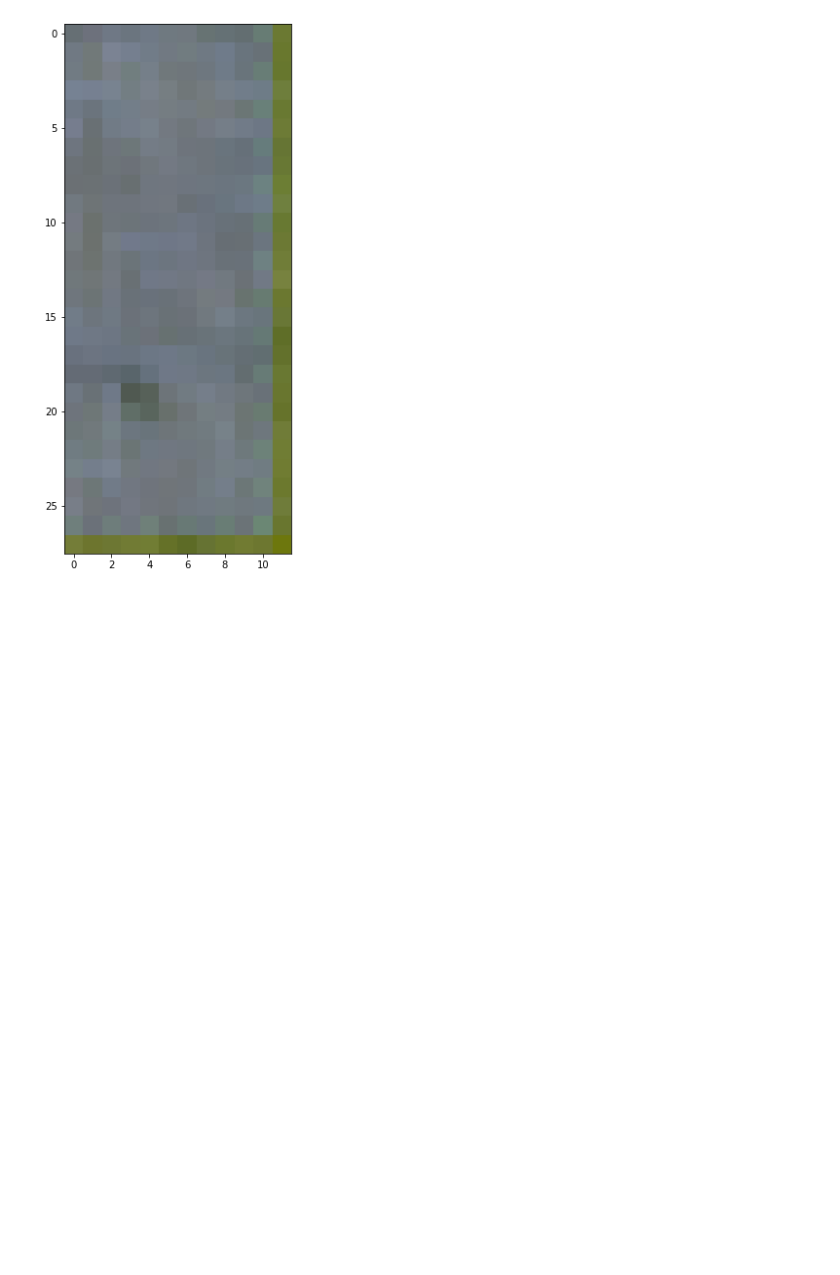
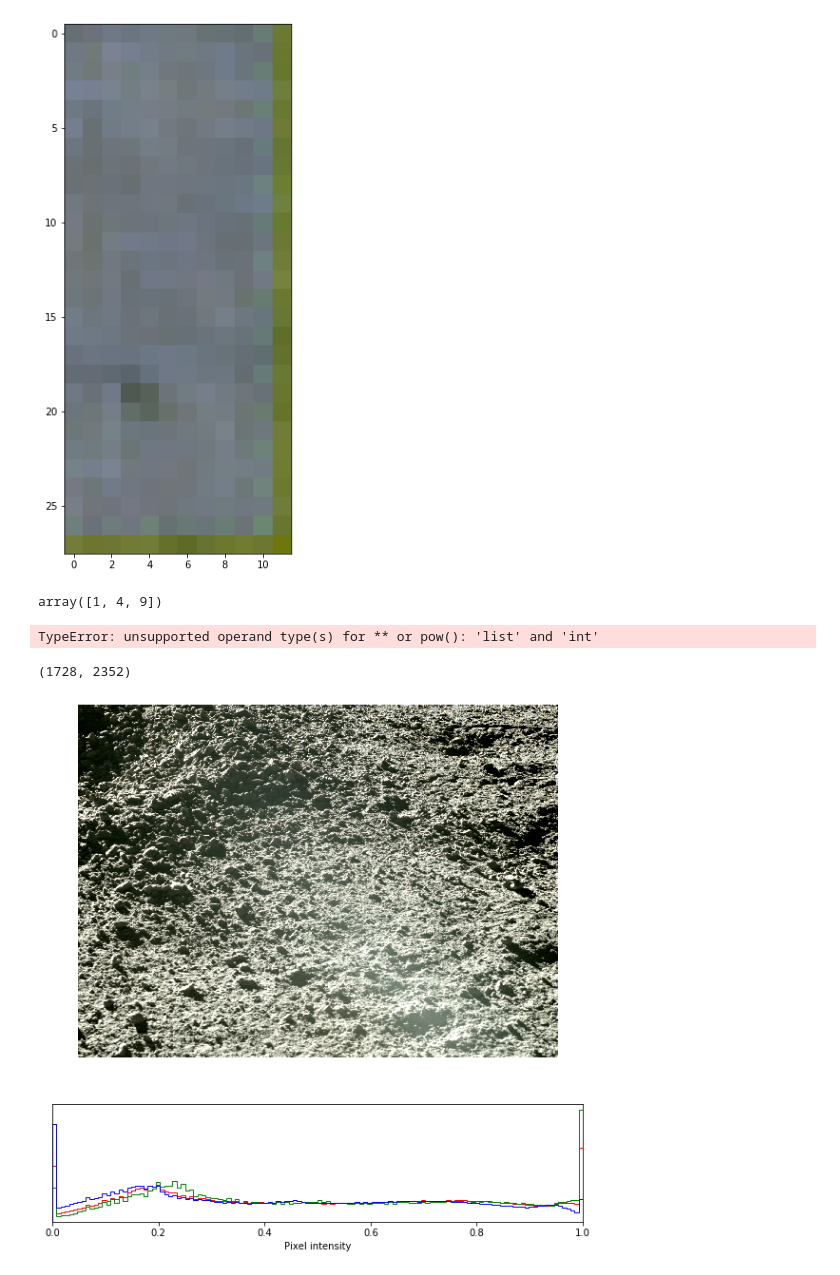
Before and after one commit to siyu6974/ChangE_4_data_playground, a Jupyter notebook: experiment.ipynb, the cells around one changed output. Cells and saved outputs as stored; diff of their text form; code cells hidden in the pictures; blank space fills up the shorter version.

```diff
--- a/experiment.ipynb
+++ b/experiment.ipynb
@@ -181,3 +181,24 @@ ax_img.imshow(img[1700:,2340:,:], cmap='gray')
 # %% [output]
 <matplotlib.image.AxesImage at 0x...>
 [figure]
+# %%
+np.power(np.array([1,2,3]),2)
+# %% [output]
+array([1, 4, 9])
+# %%
+pow([1,2,3], 2)
+# %% [output]
+TypeError: unsupported operand type(s) for ** or pow(): 'list' and 'int'
+# %%
+p = 'PCAM/CE4_GRAS_PCAML-C-000_SCI_N_20190806113452_20190806113452_0053_B.2BL'
+img = read_pds(p)
+print(img.shape)
+img = np.power(img,1/2.2)
+debayered = debayer_img(img)
+# final = stretch_img(debayered)
+plot_img_and_hist(final, hist=True)
+plt.show()
+export_img(f"g22.png", final)
+# %% [output]
+(1728, 2352)
+[figure, added]
```
Also changed, not shown: parts of 1 cell of this notebook.
